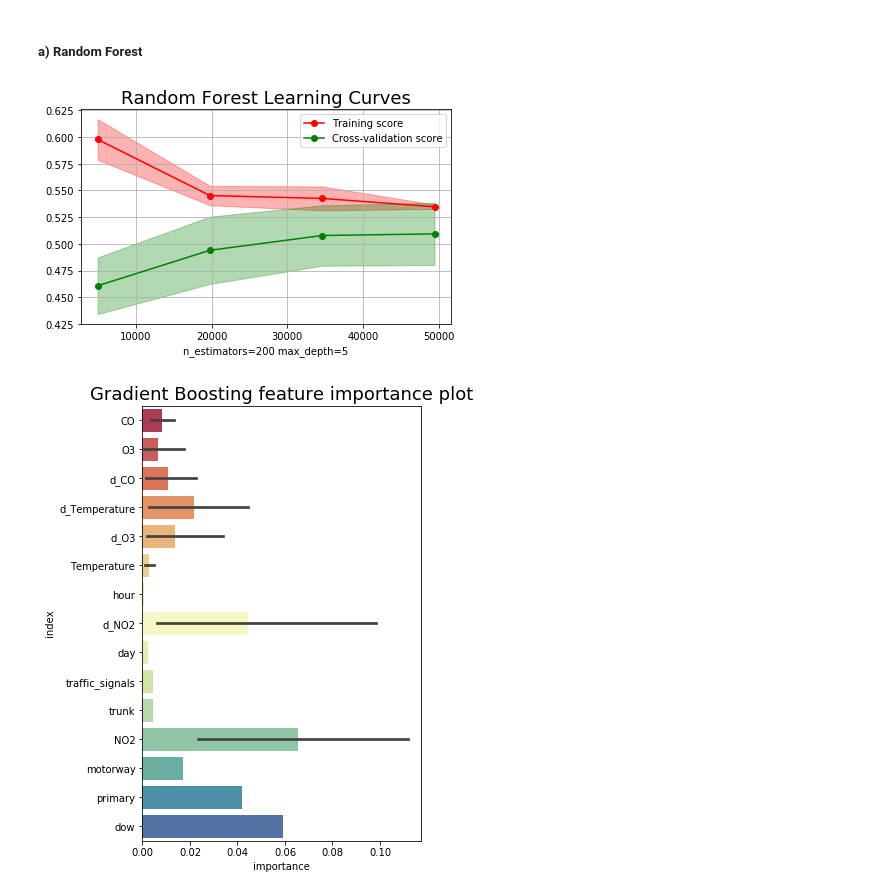
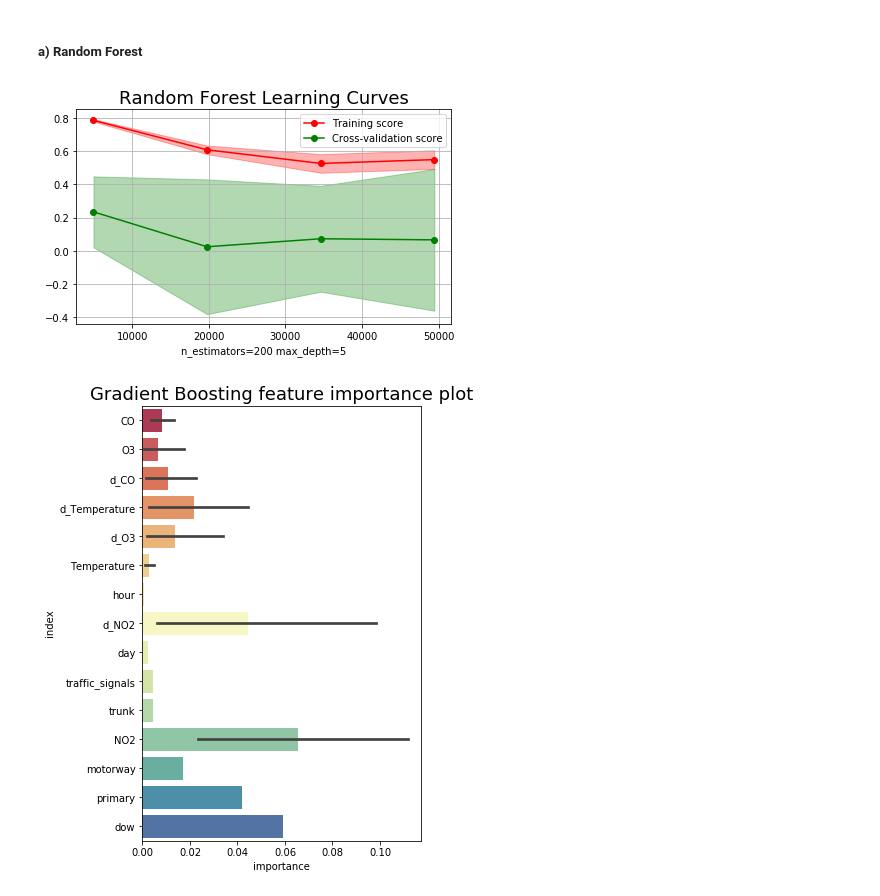
Before and after one commit to adaj/sensingbee, a Jupyter notebook: eda/models_evaluation.ipynb, the cells around one changed output. Saved outputs shown, nothing was run; the diff lists cells and outputs as text; code cells hidden in the pictures.

Commit message:
ingestionv1 and models evaluation v2

```diff
--- a/eda/models_evaluation.ipynb
+++ b/eda/models_evaluation.ipynb
@@ -50,35 +50,36 @@ r2_score(zi,zxtmp['idw_NO2'])
 # %% [markdown]
 ##### a) Random Forest
 # %%
-model = RandomForestRegressor(n_estimators=200, max_depth=5, max_features=0.5).fit(zxtmp, zitmp)
+model = RandomForestRegressor(n_estimators=200, max_depth=5, max_features=0.2)#.fit(zxtmp, zitmp)
 # %%
 train_sizes, train_scores, test_scores = learning_curve(
                                             model, zxtmp, zitmp, scoring='r2', n_jobs=2,
-                                            cv=ShuffleSplit(n_splits=5, test_size=0.1, random_state=0),
+                                            cv=KFold(n_splits=10),
+#                                             cv=ShuffleSplit(n_splits=5, test_size=0.1, random_state=0),
                                             train_sizes=np.linspace(.1, 1.0, 4))
 
 train_scores_mean = np.mean(train_scores, axis=1)
 train_scores_std = np.std(train_scores, axis=1)
 test_scores_mean = np.mean(test_scores, axis=1)
 test_scores_std = np.std(test_scores, axis=1)
 
 plt.grid()
 plt.fill_between(train_sizes, train_scores_mean - train_scores_std,
                  train_scores_mean + train_scores_std, alpha=0.3,
                  color="r")
 plt.fill_between(train_sizes, test_scores_mean - test_scores_std,
                  test_scores_mean + test_scores_std, alpha=0.3, color="g")
 plt.plot(train_sizes, train_scores_mean, 'o-', color="r",
          label="Training score")
 plt.plot(train_sizes, test_scores_mean, 'o-', color="g",
          label="Cross-validation score")
 plt.legend(loc="best")
 plt.title('Random Forest Learning Curves', fontsize=18)
 plt.xlabel('n_estimators={} max_depth={}'.format(200,5))
 plt.tight_layout()
 plt.show()
 # %% [output]
-[figure, old version]
+[figure, new version]
 # %%
 importances = model.feature_importances_
 indices = zx.columns[np.argsort(importances)[::-1]]
```
Also changed, not shown: parts of 1 cell of this notebook, 8 other files.
